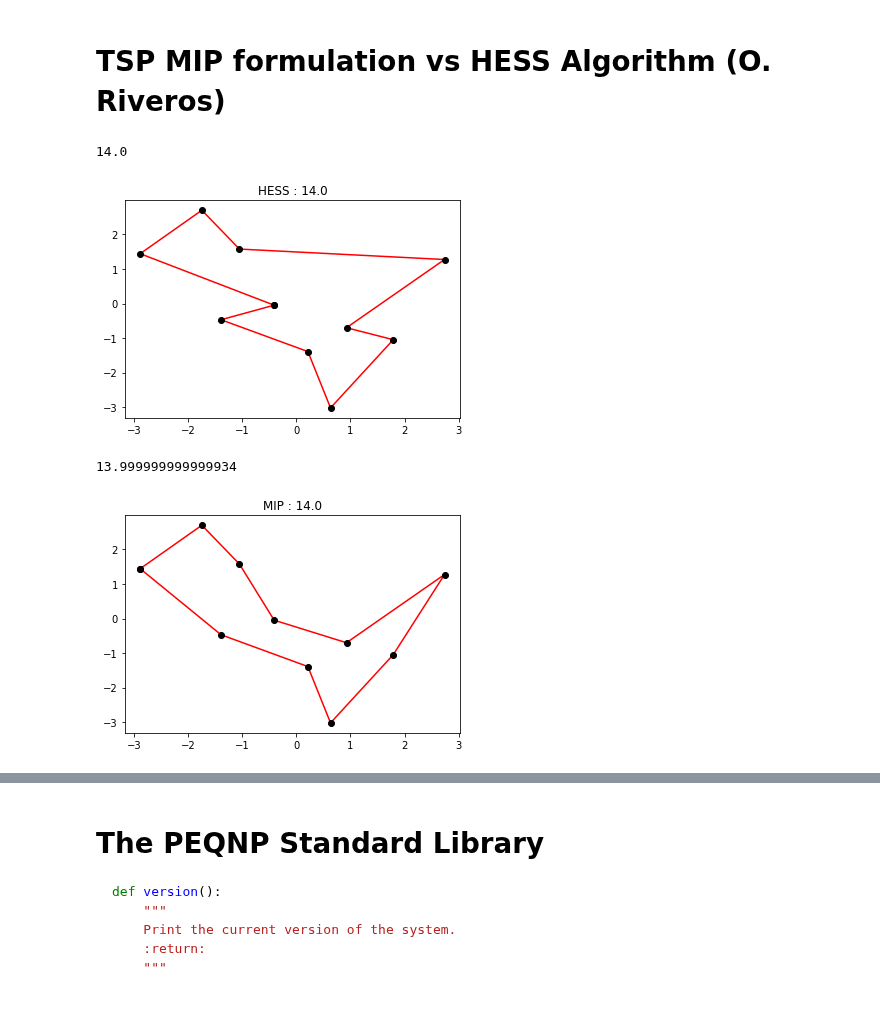
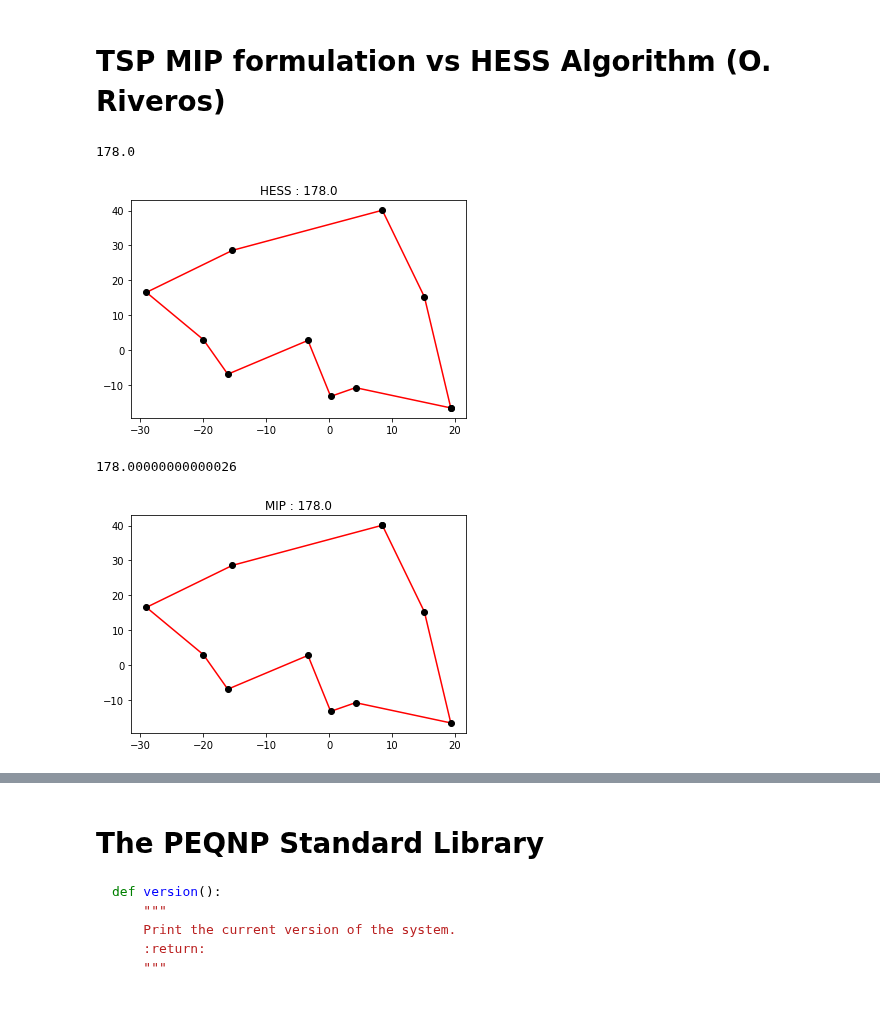
Before and after one commit to maxtuno/PEQNP, a Jupyter notebook: docs/PEQNP.ipynb, the cells around one changed output, grey strips where cells are left out. Drawn from its saved outputs; the diff is of its cells as text; code cells hidden in the pictures.

```diff
--- a/docs/PEQNP.ipynb
+++ b/docs/PEQNP.ipynb
@@ -772,7 +770,7 @@ In the bin packing problem, items of different volumes must be packed into a fin
 https://en.wikipedia.org/wiki/Bin_packing_problem
 # %%
 capacity = 50
-size = 20
+size = 50
 elements = sorted([np.random.randint(1, capacity // 2 - 1) for _ in range(size)], reverse=True)
 print(capacity)
 print(elements)
@@ -818,7 +818,7 @@ Zero-one integer programming (which can also be written as 0-1 integer programmi
 
 https://en.wikipedia.org/wiki/Integer_programming
 # %%
-n, m = 5, 10
+n, m = 10, 5
 cc = np.random.randint(0, 1000, size=(n, m))
 d = np.dot(cc, np.random.randint(0, 2, size=(m,)))
 print(cc)
@@ -897,7 +902,7 @@ def show(pc):
     print(table)
     print('# seed = {}'.format(seed))
 
-n, m, seed = 8, 3, 0
+n, m, seed = 30, 15, 0
 placed_queens = completion(n, m, seed)
 show(placed_queens)
 pn.engine(bits=n.bit_length() + 1)
@@ -1079,7 +1141,7 @@ def oracle(seq):
     return sum(D[seq[i - 1]][seq[i]] for i in range(n))
 
 n = 10
-data = np.random.logistic(size=(n, 2))
+data = np.random.logistic(size=(n, 2)) * 10
 D = np.zeros(shape=(n, n))
 for i in range(n):
     for j in range(n):
@@ -1101,34 +1163,34 @@ assert sum(M.flatten()) == n
 
 for i in range(n):
     for j in range(n):
         assert M[i][j] <= 1
 
 for a, b in zip(M, M.T):
     assert sum(a) == 1
     assert sum(b) == 1
 
 for i in range(1, n):
     for j in range(1, n):
         if i != j:
             assert u[i] - u[j] + (n - 1) * M[i][j] <= n - 2
 
 optimal = pn.minimize(sum(D[i][j] * M[i][j] for i in range(n) for j in range(n)))
 print(optimal)
 
 path = {}
 for i in range(n):
     for j in range(n):
         if M[i][j].value:
             path[j] = i
 
 tour = [0, path[0]]
 while len(tour) < n:
     tour.append(path[tour[-1]])
 plot(tour, 'MIP')
 
 print('ratio HESS / MIP = {}'.format(oracle(seq) / optimal))
 # %% [output]
-14.0
+178.0
-[figure, old version]
+[figure, new version]
-13.999999999999934
+178.00000000000026
-[figure, old version]
+[figure, new version]
```
Also changed, not shown: parts of 9 cells of this notebook.
